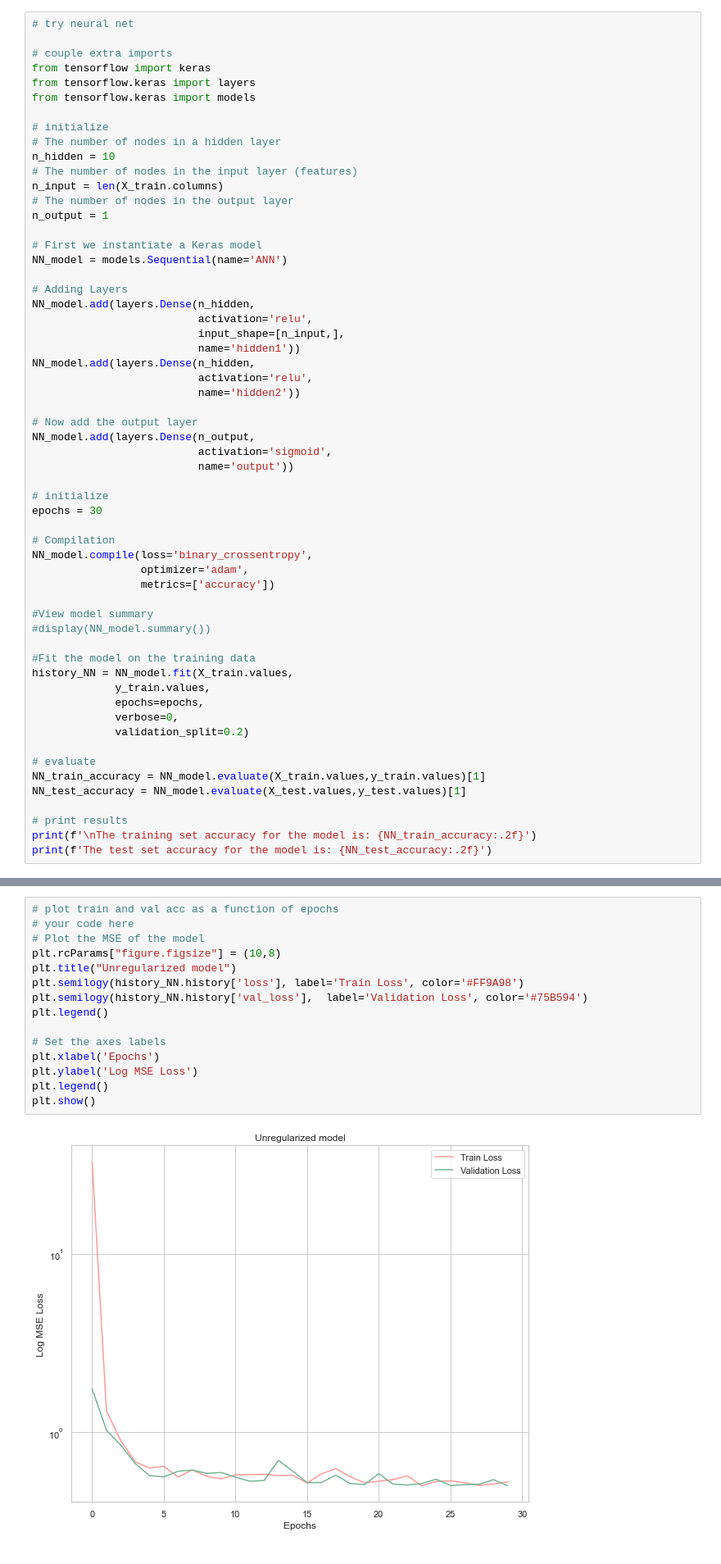
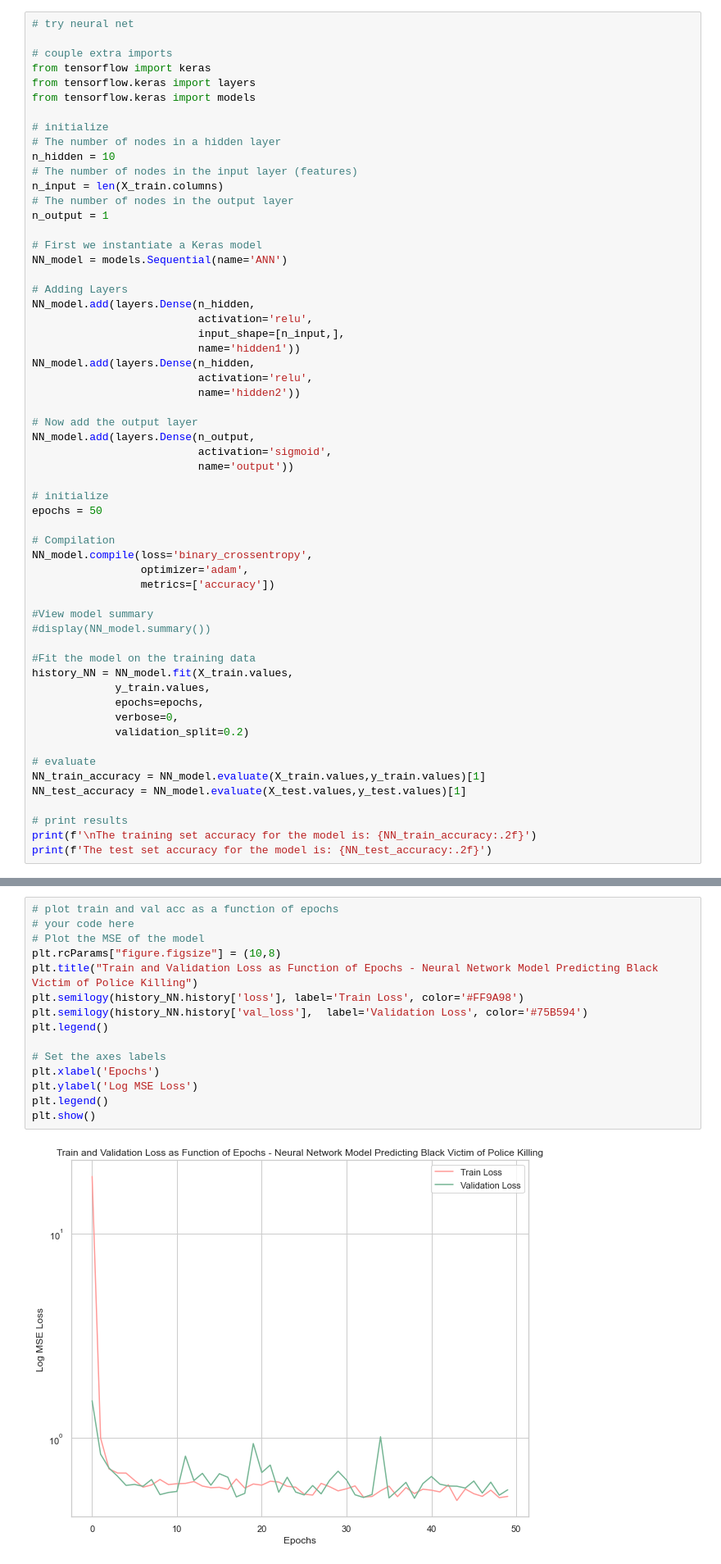
Before and after one commit to 10686142/CS109A-Project-Police-Violence-in-the-US, a Jupyter notebook: Final Report/final_team39_MRP_models_COrevised.ipynb, the cells around one changed output, grey strips where cells are left out. Shown at 82% size. Cells and saved outputs as stored; diff of their text form.

```diff
--- a/Final Report/final_team39_MRP_models_COrevised.ipynb
+++ b/Final Report/final_team39_MRP_models_COrevised.ipynb
@@ -2066,7 +2066,7 @@ NN_model.add(layers.Dense(n_output,
                           name='output'))
 
 # initialize
-epochs = 30
+epochs = 50
 
 # Compilation
 NN_model.compile(loss='binary_crossentropy',
@@ -2099,20 +2099,20 @@ The test set accuracy for the model is: 0.77
 # %%
 # plot train and val acc as a function of epochs
 # your code here
 # Plot the MSE of the model
 plt.rcParams["figure.figsize"] = (10,8)
-plt.title("Unregularized model")
+plt.title("Train and Validation Loss as Function of Epochs - Neural Network Model Predicting Black Victim of Police Killing")
 plt.semilogy(history_NN.history['loss'], label='Train Loss', color='#FF9A98')
 plt.semilogy(history_NN.history['val_loss'],  label='Validation Loss', color='#75B594')
 plt.legend()
 
 # Set the axes labels
 plt.xlabel('Epochs')
 plt.ylabel('Log MSE Loss')
 plt.legend()
 plt.show()
 # %% [output]
-[figure, old version]
+[figure, new version]
 # %%
 # compare various models
 acc_dict_train = {'logit': logit_train_accuracy,
```
Also changed, not shown: parts of 14 cells of this notebook, 1 other file.
